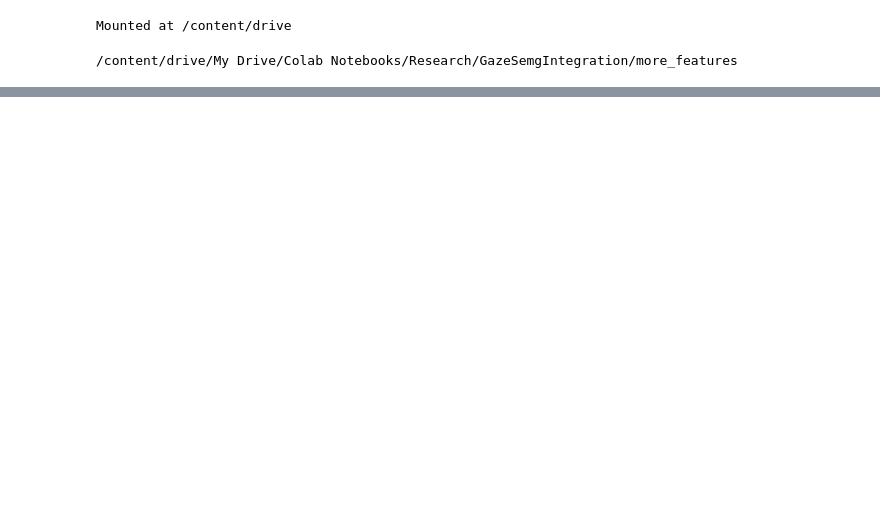
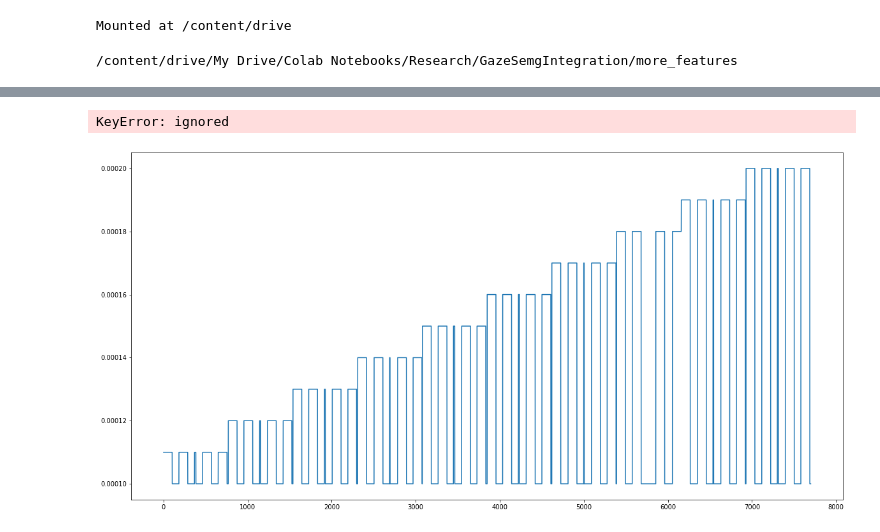
Before and after one commit to MountStonne/GazeSemgIntegration, a Jupyter notebook: more_features/transition_analysis.ipynb, the cells around one changed output, grey strips where cells are left out. Drawn from its saved outputs; the diff is of its cells as text; code cells hidden in the pictures; blank space fills up the shorter version.

```diff
--- a/more_features/transition_analysis.ipynb
+++ b/more_features/transition_analysis.ipynb
@@ -46,0 +146,16 @@ trainx
+# %%
+testx_t = testx_t.reset_index(drop = True)
+testy_t = testy_t.reset_index(drop= True)
+
+index = np.array(testx_t.index)
+fig, ax = plt.subplots(1, figsize = (20,10))
+line1, = ax.plot(testy_t*0.00001+0.0001)
+for i in tqdm(range(0,12)):
+    ax.plot(index, testx_t[i])
+
+line1.set_label('label')
+ax.legend()
+plt.show();
+# %% [output]
+KeyError: ignored
+[figure, added]
```
Also changed, not shown: parts of 10 cells of this notebook.
